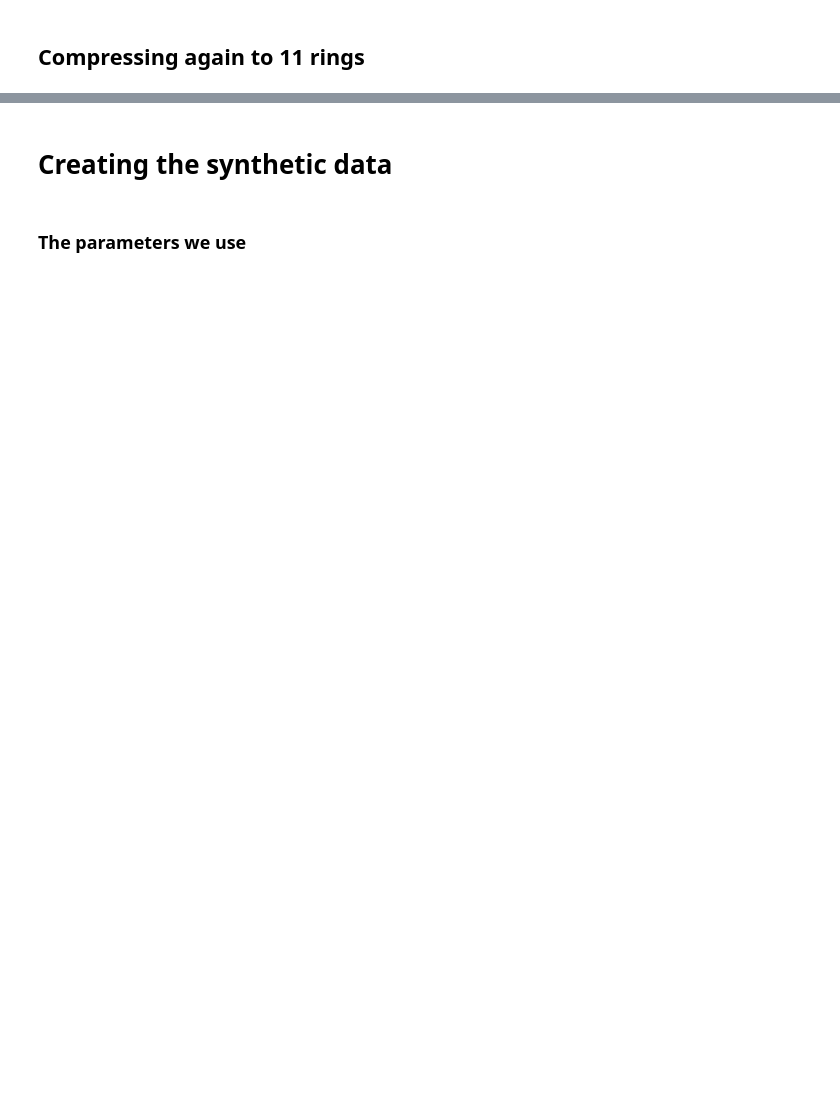
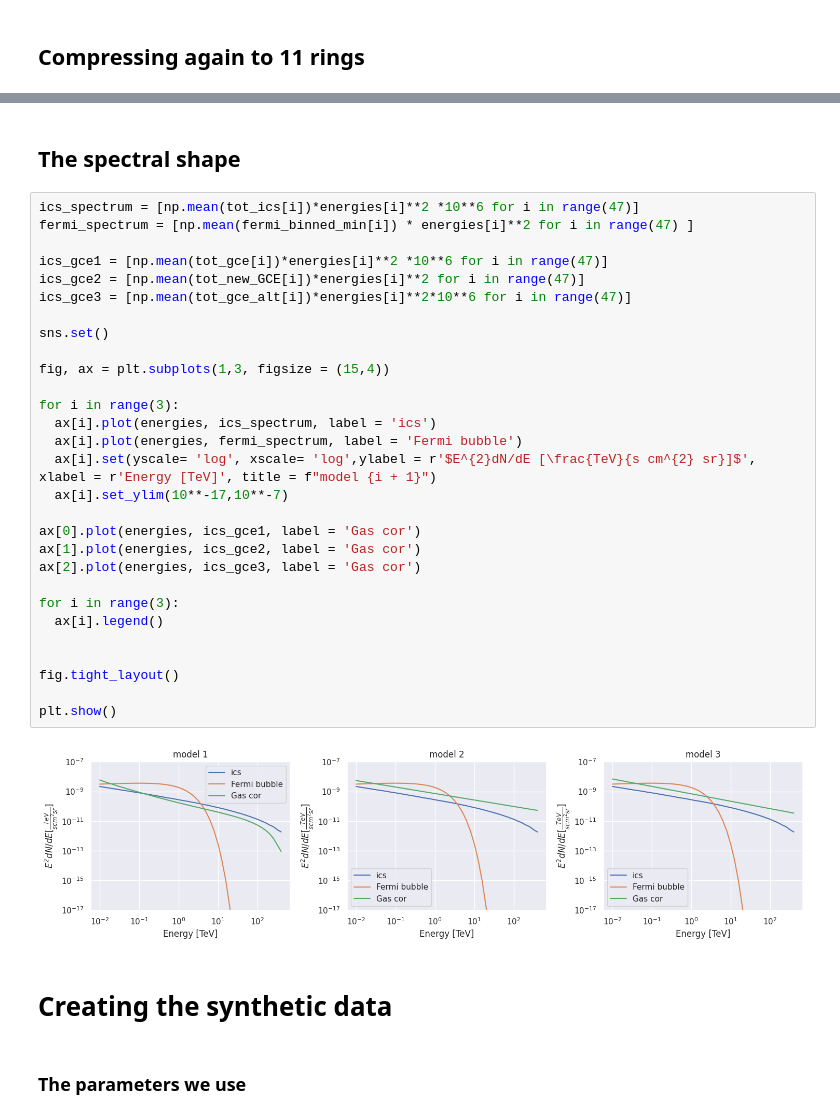
Before and after one commit to Harm1995/CTA-sensitivity, a Jupyter notebook: Likelihood_analysis.ipynb, the cells around one changed output, grey strips where cells are left out. Saved outputs shown, nothing was run; the diff lists cells and outputs as text; blank space fills up the shorter version.

```diff
--- a/Likelihood_analysis.ipynb
+++ b/Likelihood_analysis.ipynb
@@ -353,3 +596,36 @@ plt.show()
+# %% [markdown]
+## The spectral shape
+# %%
+ics_spectrum = [np.mean(tot_ics[i])*energies[i]**2 *10**6 for i in range(47)]
+fermi_spectrum = [np.mean(fermi_binned_min[i]) * energies[i]**2 for i in range(47) ]
+
+ics_gce1 = [np.mean(tot_gce[i])*energies[i]**2 *10**6 for i in range(47)]
+ics_gce2 = [np.mean(tot_new_GCE[i])*energies[i]**2 for i in range(47)]
+ics_gce3 = [np.mean(tot_gce_alt[i])*energies[i]**2*10**6 for i in range(47)]
+
+sns.set()
+
+fig, ax = plt.subplots(1,3, figsize = (15,4))
+
+for i in range(3):
+  ax[i].plot(energies, ics_spectrum, label = 'ics')
+  ax[i].plot(energies, fermi_spectrum, label = 'Fermi bubble')
+  ax[i].set(yscale= 'log', xscale= 'log',ylabel = r'$E^{2}dN/dE [\frac{TeV}{s cm^{2} sr}]$', xlabel = r'Energy [TeV]', title = f"model {i + 1}")
+  ax[i].set_ylim(10**-17,10**-7)
+
+ax[0].plot(energies, ics_gce1, label = 'Gas cor')
+ax[1].plot(energies, ics_gce2, label = 'Gas cor')
+ax[2].plot(energies, ics_gce3, label = 'Gas cor')
+
+for i in range(3):
+  ax[i].legend()
+
+
+fig.tight_layout()
+
+plt.show()
+# %% [output]
+[figure, added]
 # %% [markdown]
 # Creating the synthetic data
 # %% [markdown]
```
Also changed, not shown: parts of 38 cells of this notebook.
